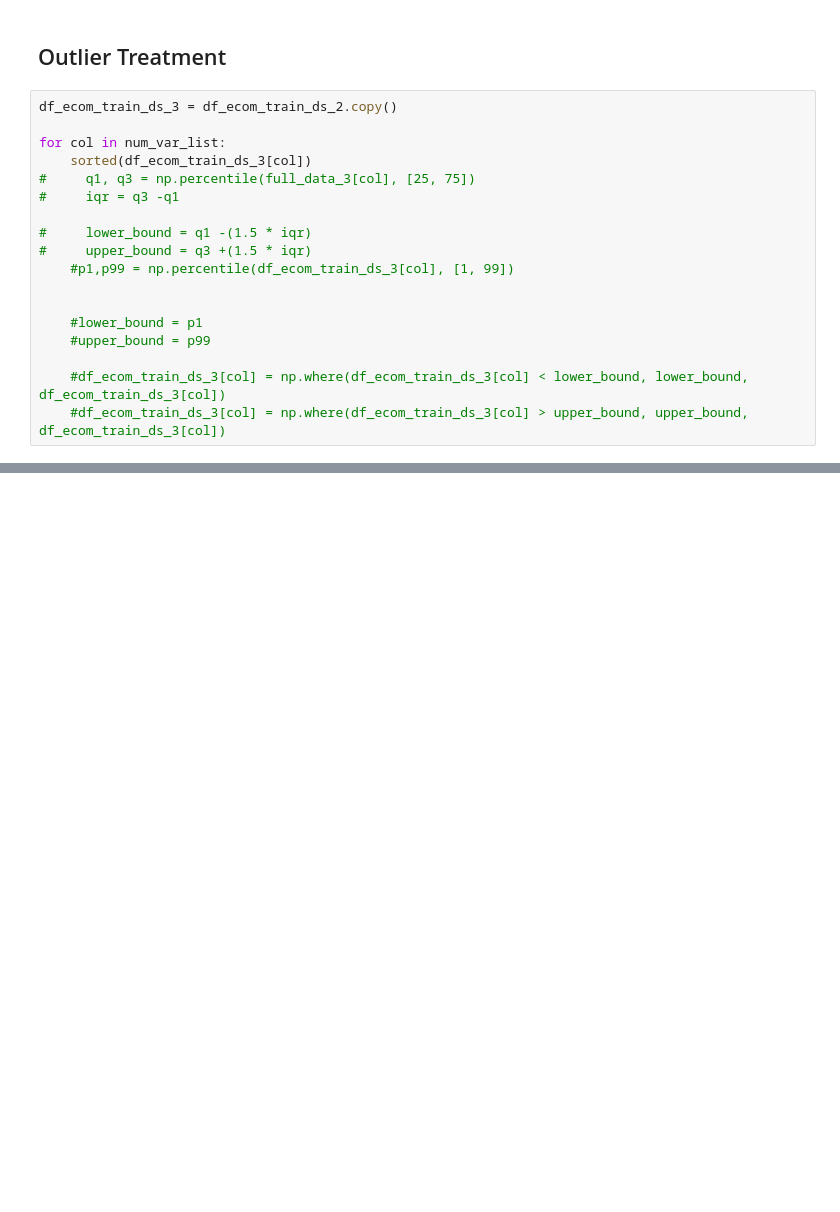
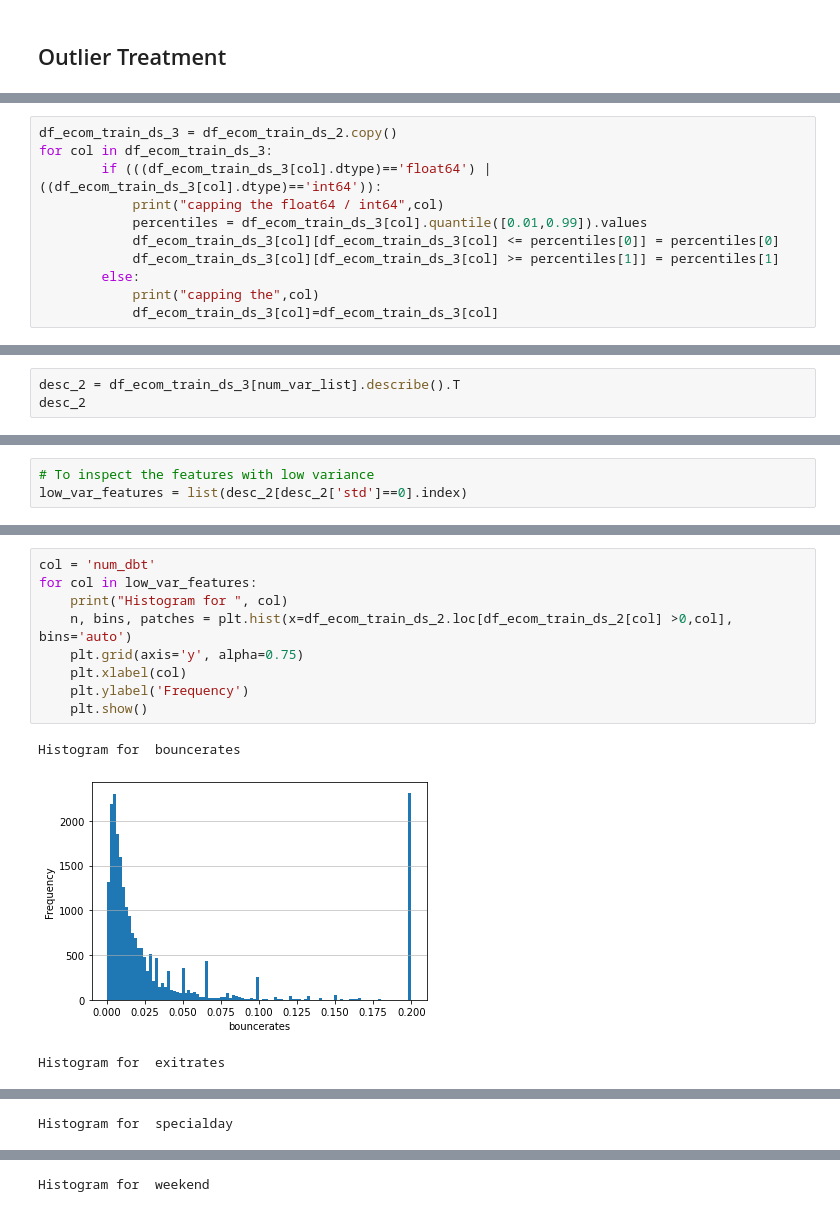
Before and after one commit to mbhoge/ml-hackathon-1, a Jupyter notebook: Hackathon-EDA-MB.ipynb, the cells around one changed output, grey strips where cells are left out. Saved outputs shown, nothing was run; the diff lists cells and outputs as text; blank space fills up the shorter version.

```diff
--- a/Hackathon-EDA-MB.ipynb
+++ b/Hackathon-EDA-MB.ipynb
@@ -211,20 +226,2 @@ df_ecom_train_ds_2[num_var_list].describe().T
 # %% [markdown]
 ## Outlier Treatment
-# %%
-df_ecom_train_ds_3 = df_ecom_train_ds_2.copy()
-
-for col in num_var_list:
-    sorted(df_ecom_train_ds_3[col])
-#     q1, q3 = np.percentile(full_data_3[col], [25, 75])
-#     iqr = q3 -q1
-
-#     lower_bound = q1 -(1.5 * iqr)
-#     upper_bound = q3 +(1.5 * iqr)
-    #p1,p99 = np.percentile(df_ecom_train_ds_3[col], [1, 99])
-
-
-    #lower_bound = p1
-    #upper_bound = p99
-
-    #df_ecom_train_ds_3[col] = np.where(df_ecom_train_ds_3[col] < lower_bound, lower_bound, df_ecom_train_ds_3[col])
-    #df_ecom_train_ds_3[col] = np.where(df_ecom_train_ds_3[col] > upper_bound, upper_bound, df_ecom_train_ds_3[col])
@@ -246,0 +246,11 @@ Name: weekend, Length: 40000, dtype: bool
+# %%
+df_ecom_train_ds_3 = df_ecom_train_ds_2.copy()
+for col in df_ecom_train_ds_3:
+        if (((df_ecom_train_ds_3[col].dtype)=='float64') | ((df_ecom_train_ds_3[col].dtype)=='int64')):
+            print("capping the float64 / int64",col)
+            percentiles = df_ecom_train_ds_3[col].quantile([0.01,0.99]).values
+            df_ecom_train_ds_3[col][df_ecom_train_ds_3[col] <= percentiles[0]] = percentiles[0]
+            df_ecom_train_ds_3[col][df_ecom_train_ds_3[col] >= percentiles[1]] = percentiles[1]
+        else:
+            print("capping the",col)
+            df_ecom_train_ds_3[col]=df_ecom_train_ds_3[col]
@@ -246,0 +326,3 @@ Name: weekend, Length: 40000, dtype: bool
+# %%
+desc_2 = df_ecom_train_ds_3[num_var_list].describe().T
+desc_2
@@ -246,0 +342,3 @@ Name: weekend, Length: 40000, dtype: bool
+# %%
+# To inspect the features with low variance
+low_var_features = list(desc_2[desc_2['std']==0].index)
@@ -246,0 +354,13 @@ Name: weekend, Length: 40000, dtype: bool
+# %%
+col = 'num_dbt'
+for col in low_var_features:
+    print("Histogram for ", col)
+    n, bins, patches = plt.hist(x=df_ecom_train_ds_2.loc[df_ecom_train_ds_2[col] >0,col], bins='auto')
+    plt.grid(axis='y', alpha=0.75)
+    plt.xlabel(col)
+    plt.ylabel('Frequency')
+    plt.show()
+# %% [output]
+Histogram for  bouncerates
+[figure, added]
+Histogram for  exitrates
@@ -246,0 +368 @@ Name: weekend, Length: 40000, dtype: bool
+Histogram for  specialday
@@ -246,0 +370 @@ Name: weekend, Length: 40000, dtype: bool
+Histogram for  weekend
```
Also changed, not shown: parts of 10 cells of this notebook.
